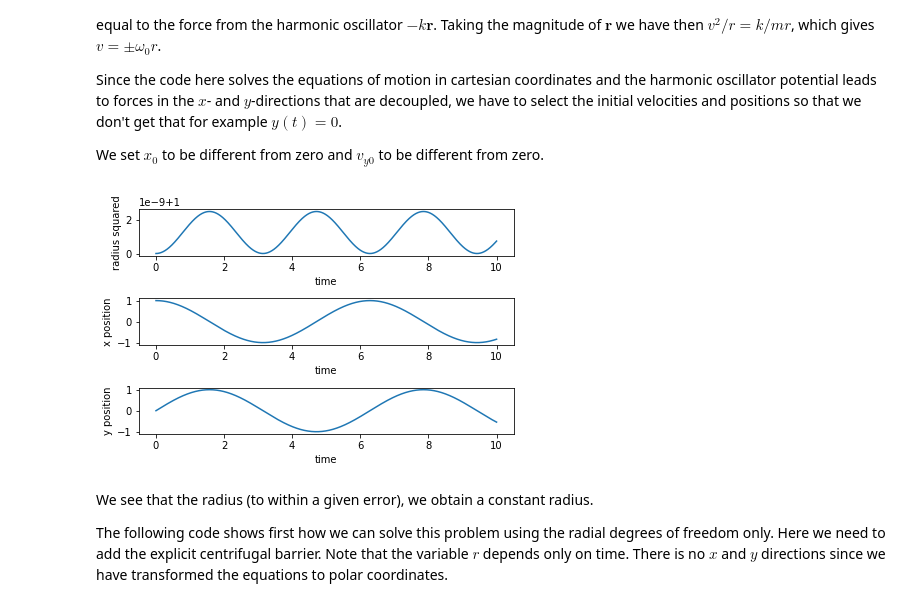
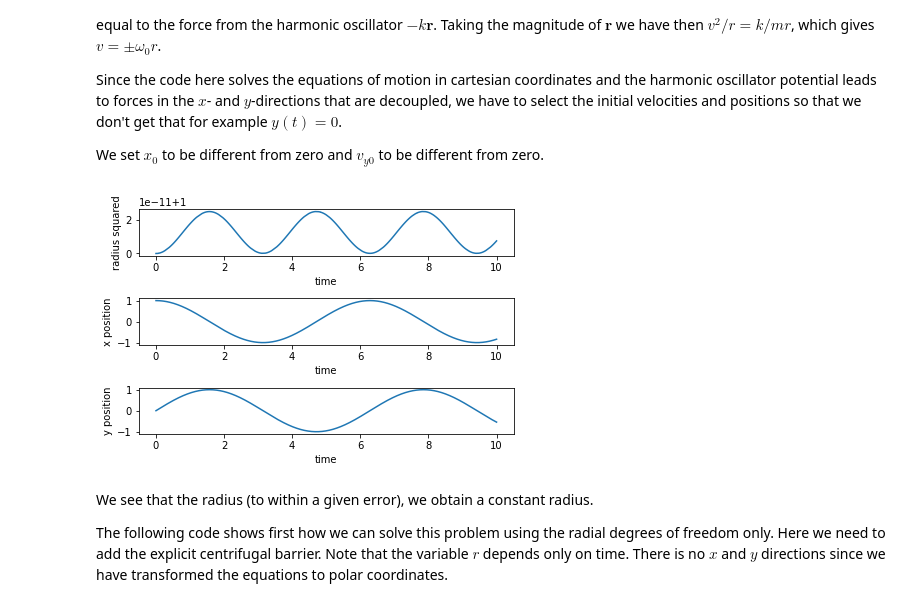
Before and after one commit to mhjensen/Physics321, a Jupyter notebook: doc/pub/week12/ipynb/week12.ipynb, the cells around one changed output. Drawn from its saved outputs; the diff is of its cells as text; code cells hidden in the pictures.

```diff
--- a/doc/pub/week12/ipynb/week12.ipynb
+++ b/doc/pub/week12/ipynb/week12.ipynb
@@ -531,7 +531,7 @@ the $x$- and $y$-directions that are decoupled, we have to select the initial ve
 We set $x_0$ to be different from zero and $v_{y0}$ to be different from zero.
 # %%
 
-DeltaT = 0.0001
+DeltaT = 0.00001
 #set up arrays
 tfinal = 10.0
 n = ceil(tfinal/DeltaT)
@@ -554,34 +554,34 @@ r0 = np.array([x0,y0])
 vy0 = sqrt(omega02)*rmin; vx0 = 0.0
 v0 = np.array([vx0,vy0])
 r[0] = r0
 v[0] = v0
 # Start integrating using the Velocity-Verlet  method
 for i in range(n-1):
     # Set up the acceleration
     a =  -r[i]*omega02
     # update velocity, time and position using the Velocity-Verlet method
     r[i+1] = r[i] + DeltaT*v[i]+0.5*(DeltaT**2)*a
     anew = -r[i+1]*omega02
     v[i+1] = v[i] + 0.5*DeltaT*(a+anew)
     t[i+1] = t[i] + DeltaT
 # Plot position as function of time
 radius = np.sqrt(r[:,0]**2+r[:,1]**2)
 fig, ax = plt.subplots(3,1)
 ax[0].set_xlabel('time')
 ax[0].set_ylabel('radius squared')
 ax[0].plot(t,r[:,0]**2+r[:,1]**2)
 ax[1].set_xlabel('time')
 ax[1].set_ylabel('x position')
 ax[1].plot(t,r[:,0])
 ax[2].set_xlabel('time')
 ax[2].set_ylabel('y position')
 ax[2].plot(t,r[:,1])
 
 fig.tight_layout()
 save_fig("2DimHOVV")
 plt.show()
 # %% [output]
-[figure, old version]
+[figure, new version]
 # %% [markdown]
 We see that the radius (to within a given error), we obtain a constant radius.
 
```
Also changed, not shown: parts of 2 cells of this notebook, 3 other files.
